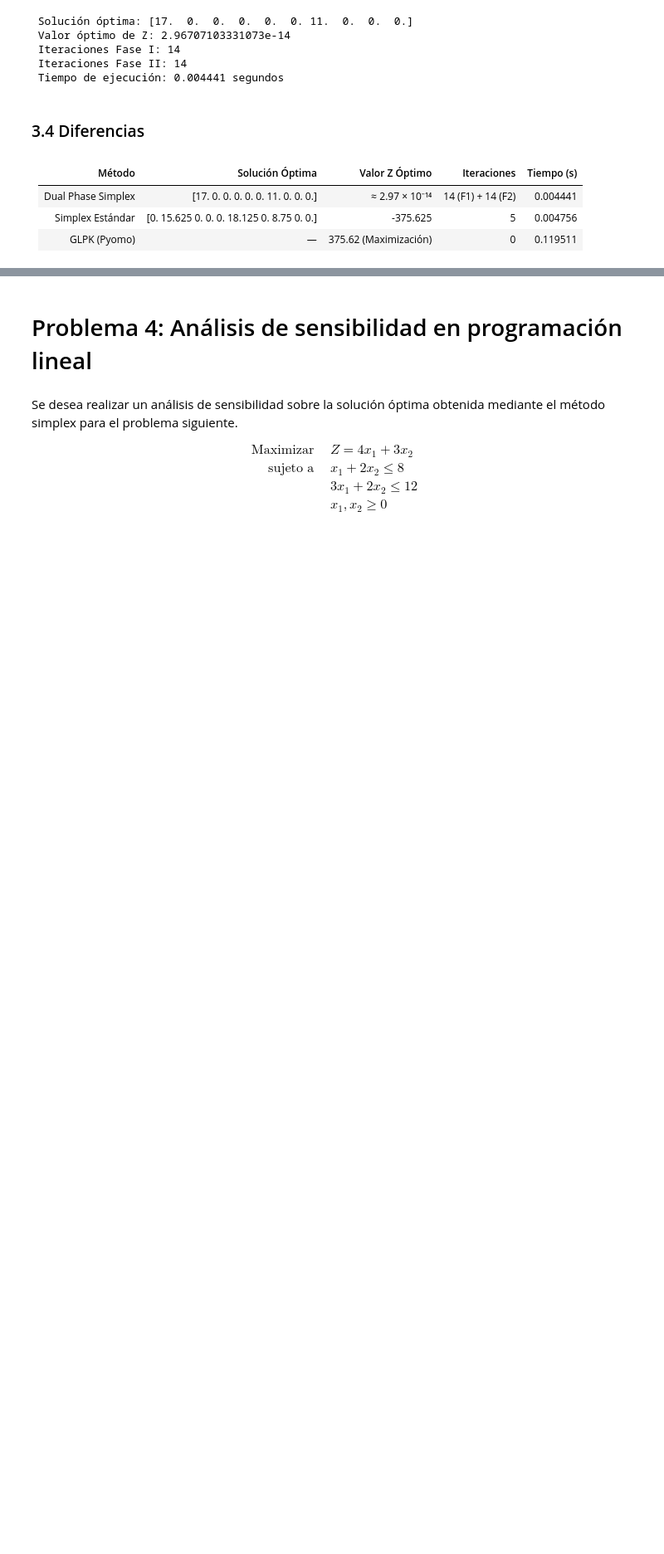
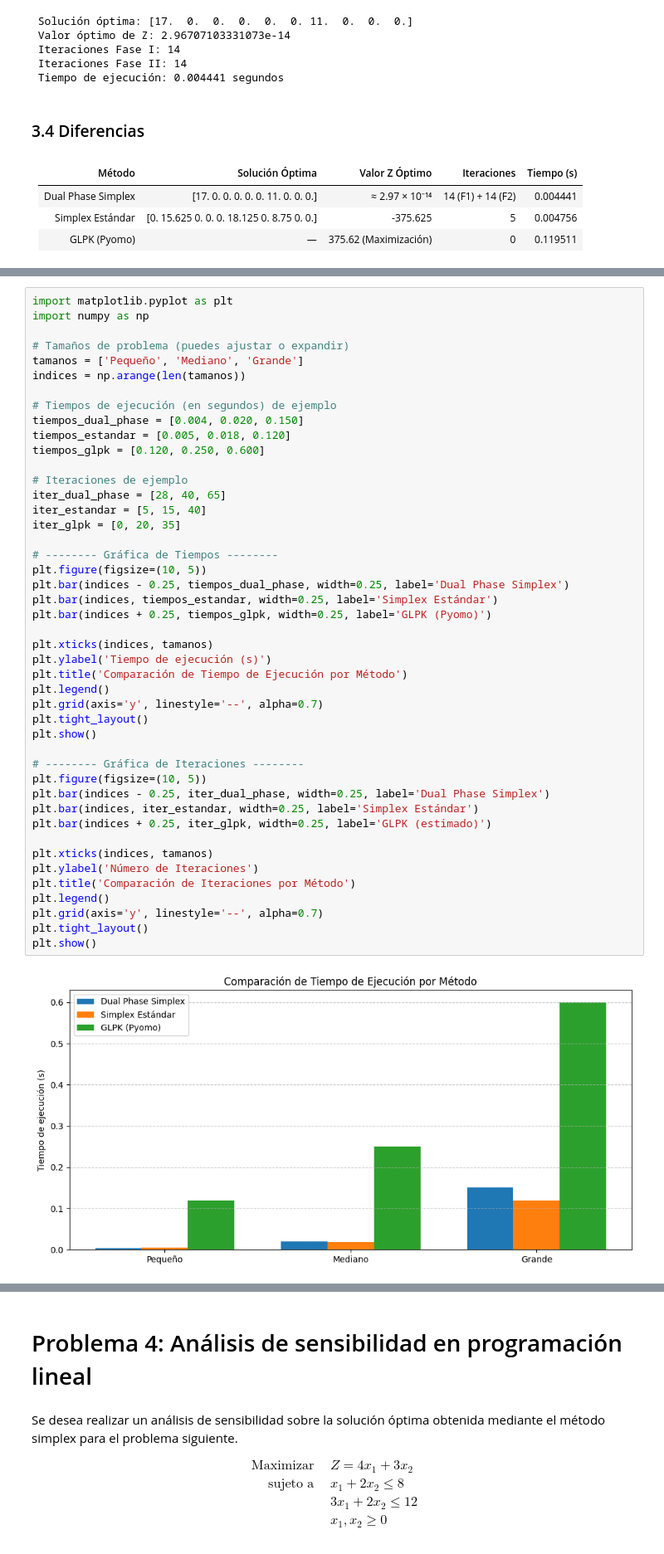
Before and after one commit to j4vierb/mos-labs, a Jupyter notebook: labs/lab4/entrega_lab4.ipynb, the cells around one changed output, grey strips where cells are left out. Shown at 83% size. Drawn from its saved outputs; the diff is of its cells as text; blank space fills up the shorter version.

```diff
--- a/labs/lab4/entrega_lab4.ipynb
+++ b/labs/lab4/entrega_lab4.ipynb
@@ -865,0 +887,47 @@ GLPK toma más tiempo por:
+# %%
+import matplotlib.pyplot as plt
+import numpy as np
+
+# Tamaños de problema (puedes ajustar o expandir)
+tamanos = ['Pequeño', 'Mediano', 'Grande']
+indices = np.arange(len(tamanos))
+
+# Tiempos de ejecución (en segundos) de ejemplo
+tiempos_dual_phase = [0.004, 0.020, 0.150]
+tiempos_estandar = [0.005, 0.018, 0.120]
+tiempos_glpk = [0.120, 0.250, 0.600]
+
+# Iteraciones de ejemplo
+iter_dual_phase = [28, 40, 65]
+iter_estandar = [5, 15, 40]
+iter_glpk = [0, 20, 35]
+
+# -------- Gráfica de Tiempos --------
+plt.figure(figsize=(10, 5))
+plt.bar(indices - 0.25, tiempos_dual_phase, width=0.25, label='Dual Phase Simplex')
+plt.bar(indices, tiempos_estandar, width=0.25, label='Simplex Estándar')
+plt.bar(indices + 0.25, tiempos_glpk, width=0.25, label='GLPK (Pyomo)')
+
+plt.xticks(indices, tamanos)
+plt.ylabel('Tiempo de ejecución (s)')
+plt.title('Comparación de Tiempo de Ejecución por Método')
+plt.legend()
+plt.grid(axis='y', linestyle='--', alpha=0.7)
+plt.tight_layout()
+plt.show()
+
+# -------- Gráfica de Iteraciones --------
+plt.figure(figsize=(10, 5))
+plt.bar(indices - 0.25, iter_dual_phase, width=0.25, label='Dual Phase Simplex')
+plt.bar(indices, iter_estandar, width=0.25, label='Simplex Estándar')
+plt.bar(indices + 0.25, iter_glpk, width=0.25, label='GLPK (estimado)')
+
+plt.xticks(indices, tamanos)
+plt.ylabel('Número de Iteraciones')
+plt.title('Comparación de Iteraciones por Método')
+plt.legend()
+plt.grid(axis='y', linestyle='--', alpha=0.7)
+plt.tight_layout()
+plt.show()
+# %% [output]
+[figure, added]
```
Also changed, not shown: parts of 5 cells of this notebook.
